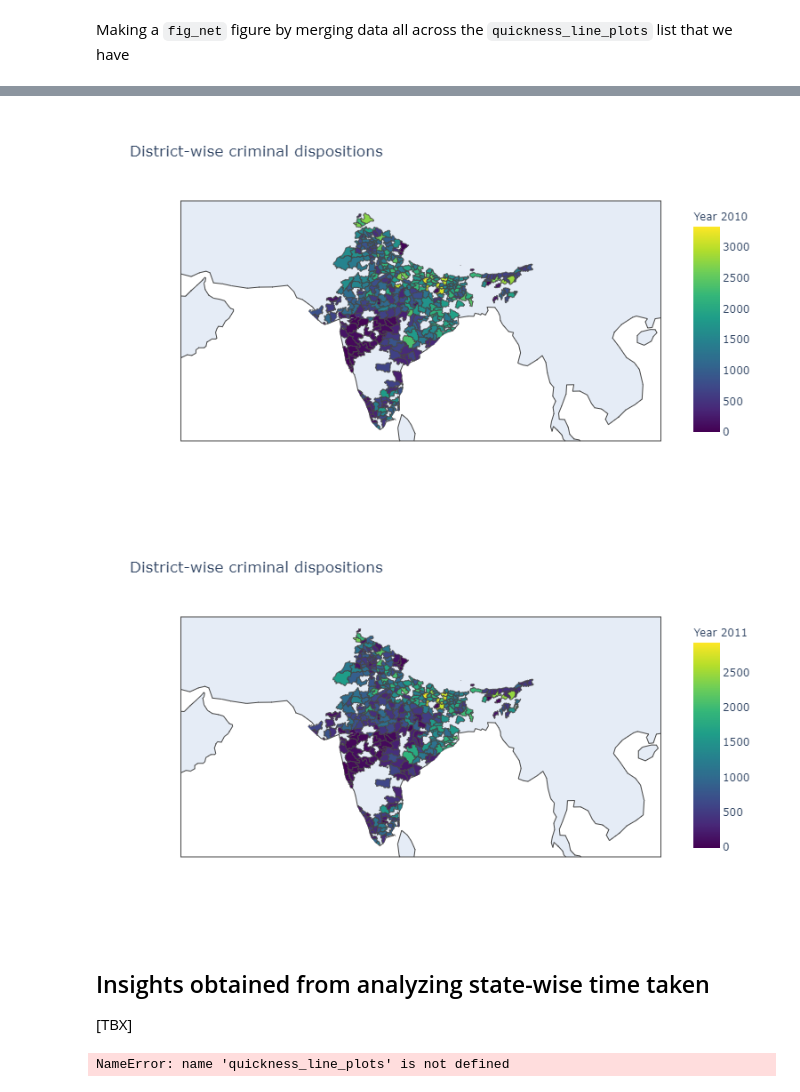
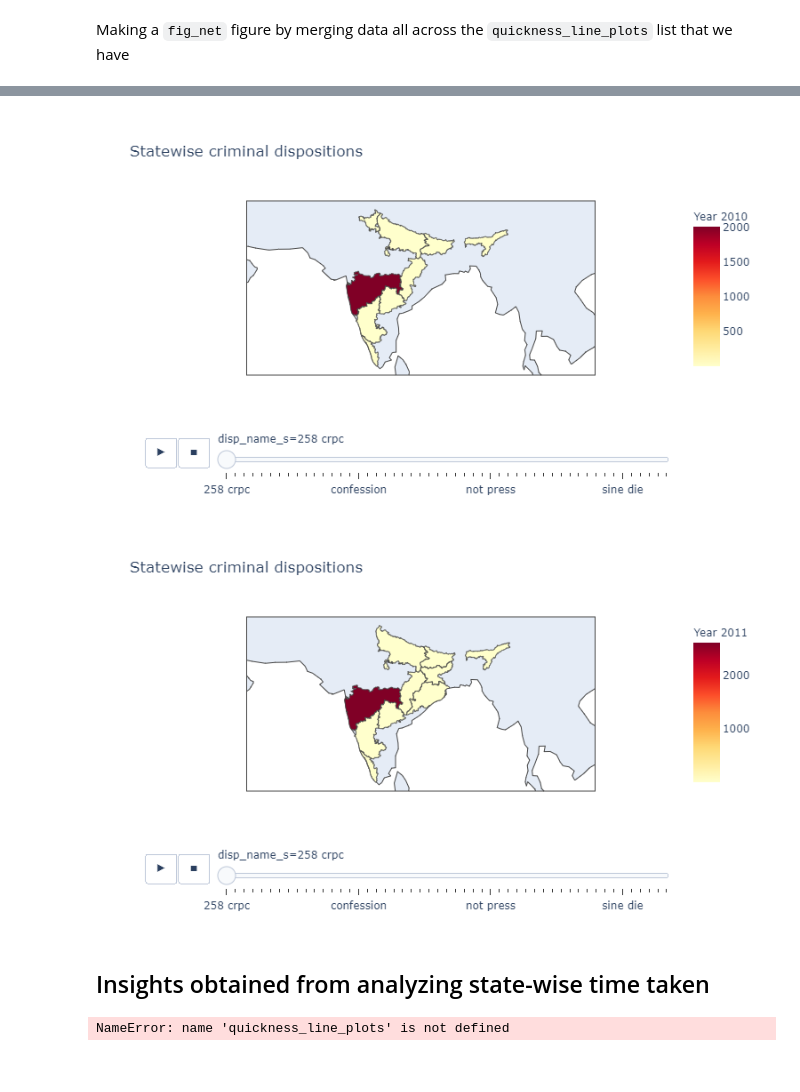
Before and after one commit to ujjwal-shekhar/Indian-Judicial-System-PreCog, a Jupyter notebook: data-visualizer-precog.ipynb, the cells around one changed output, grey strips where cells are left out. Cells and saved outputs as stored; diff of their text form; code cells hidden in the pictures.

```diff
--- a/data-visualizer-precog.ipynb
+++ b/data-visualizer-precog.ipynb
@@ -1217,9 +1188,11 @@ def plot_state_wise_choropleths(choropleth_list : list, non_sp_mode=False):
 
     for i, f in enumerate(choropleth_list):
         fig.add_trace(f.data[0], row = i//cols+1, col = i%cols+1)
+#         print(f.layout)
 
-    fig.layout.geo['fitbounds'] = 'locations'
-    fig.layout.geo2['fitbounds'] = 'locations'
-
+#     fig.layout.geo['fitbounds'] = 'locations'
+#     fig.layout.geo2['fitbounds'] = 'locations'
+#     fig.layout['updatemenus'] = choropleth_list[1].layout.updatemenus
+# #     fig.frames = choropleth_list[0].frames
+#     fig.frames = choropleth_list[1].frames
     fig.show()
-plot_state_wise_choropleths(time_taken_states_chloropleths)
@@ -1233,9 +1198,0 @@ plot_state_wise_choropleths(time_taken_states_chloropleths)
-# %%
-for i, f in enumerate(time_taken_districts_chloropleths):
-    f.data[0].name = 2010+i
-    f.layout.coloraxis.colorbar.title.text = "Year "+str(2010+i)
-
-    f.show()
-# %% [output]
-[figure, removed]
-[figure, removed]
@@ -1242,6 +1201,10 @@ for i, f in enumerate(time_taken_districts_chloropleths):
+# %%
+plot_state_wise_choropleths(state_wise_disp_chloropleths, True)
+# %% [output]
+[figure, added]
+[figure, added]
 # %% [markdown]
 ## Insights obtained from analyzing state-wise time taken
-[TBX]
 # %%
 # %% [output]
 NameError: name 'quickness_line_plots' is not defined
```
Also changed, not shown: parts of 19 cells of this notebook.
